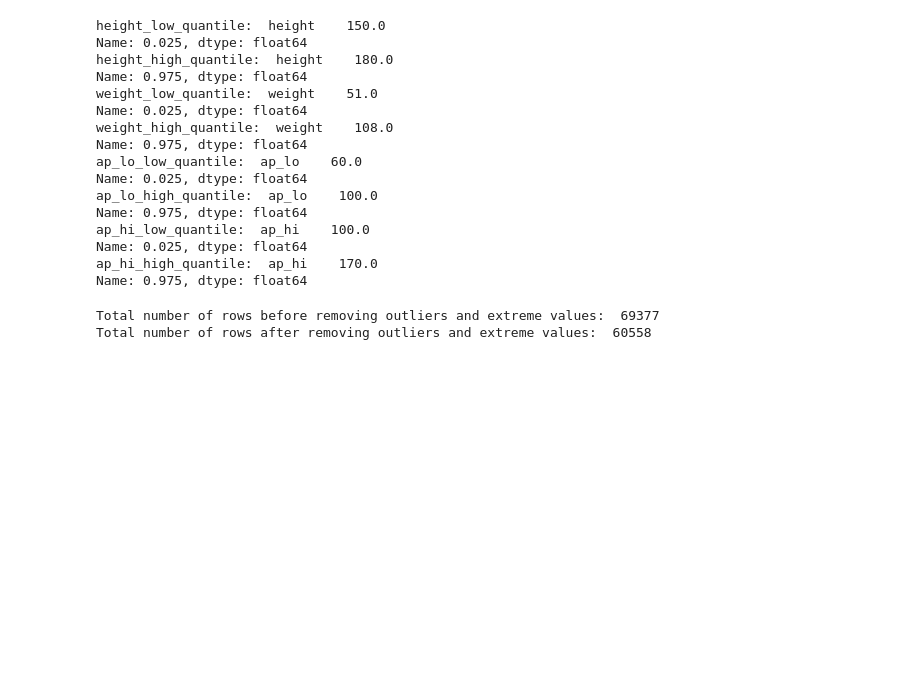
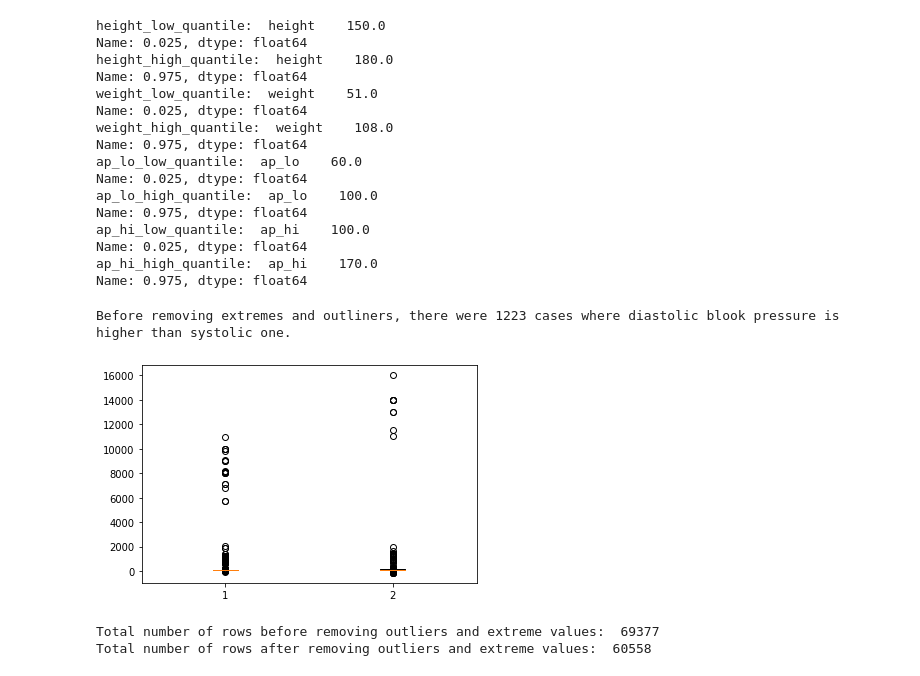
Before and after one commit to JingAva/heart_disease_prediction_722_bdas, a Jupyter notebook: heart_disease_prediction.ipynb, the cells around one changed output. Saved outputs shown, nothing was run; the diff lists cells and outputs as text; code cells hidden in the pictures; blank space fills up the shorter version.

```diff
--- a/heart_disease_prediction.ipynb
+++ b/heart_disease_prediction.ipynb
@@ -333,6 +371,17 @@ ap_hi_low_quantile:  ap_hi    100.0
 Name: 0.025, dtype: float64
 ap_hi_high_quantile:  ap_hi    170.0
 Name: 0.975, dtype: float64
+# %%
+# Count how many ap_lo is greater than ap_hi before removing outliers
+wrong_data = df.filter('ap_lo>ap_hi').count()
+print('Before removing extremes and outliners, there were {} cases where diastolic blook pressure is higher than systolic one. '.format(wrong_data))
+data= np.array(df.select('ap_lo','ap_hi').collect())
+fig, ax=plt.subplots()
+ax.boxplot(data)
+plt.show()
+# %% [output]
+Before removing extremes and outliners, there were 1223 cases where diastolic blook pressure is higher than systolic one.
+[figure, added]
 # %%
 # Removing outliers and extremes
 print('Total number of rows before removing outliers and extreme values: ', df.count())
```
Also changed, not shown: parts of 25 cells of this notebook.
